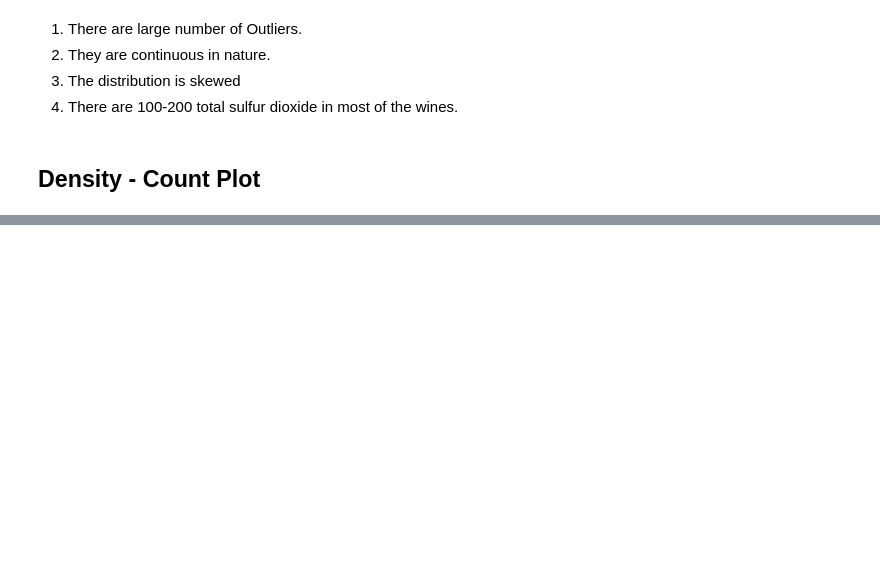
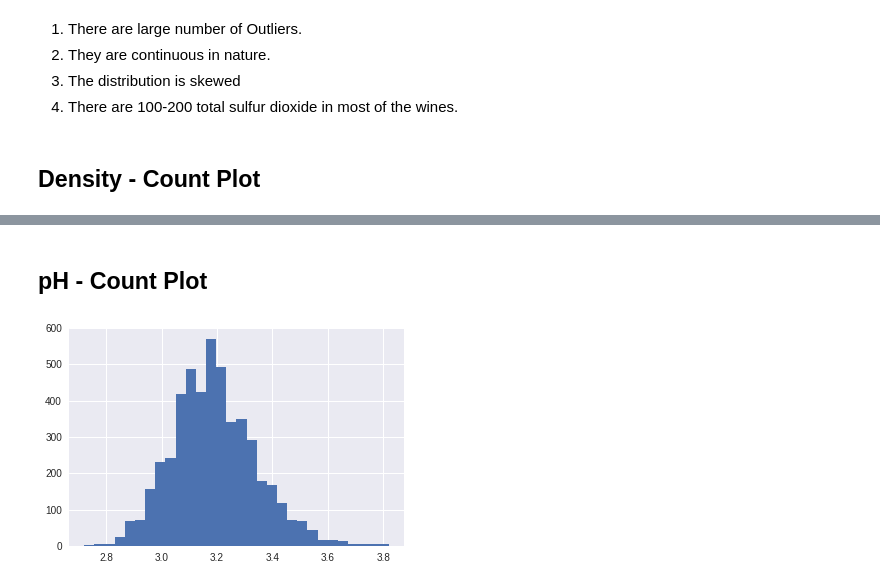
Before and after one commit to harjeevansingh/ML_ON1Acadview, a Jupyter notebook: assignment_7.ipynb, the cells around one changed output, grey strips where cells are left out. Drawn from its saved outputs; the diff is of its cells as text; code cells hidden in the pictures; blank space fills up the shorter version.

```diff
--- a/assignment_7.ipynb
+++ b/assignment_7.ipynb
@@ -251,0 +264,7 @@ sns.despine()
+# %% [markdown]
+## pH -  Count Plot
+# %%
+plt.hist(df["pH"],bins=30)
+sns.despine()
+# %% [output]
+[figure, added]
```
Also changed, not shown: parts of 62 cells of this notebook.
